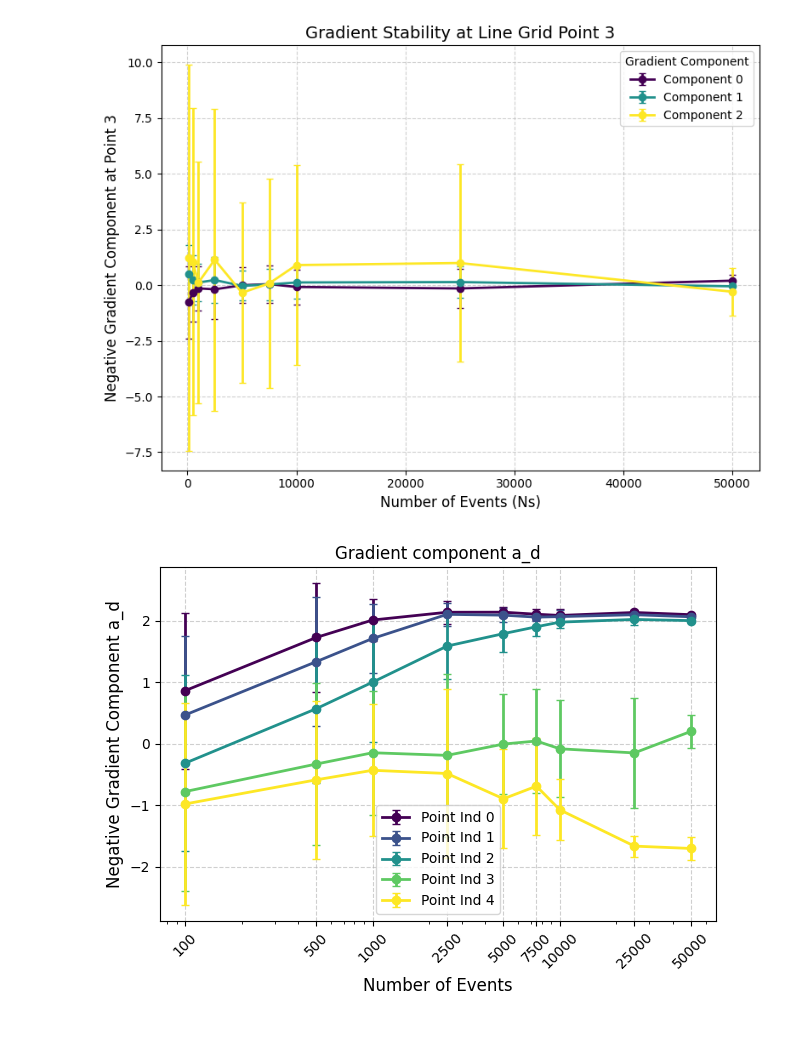
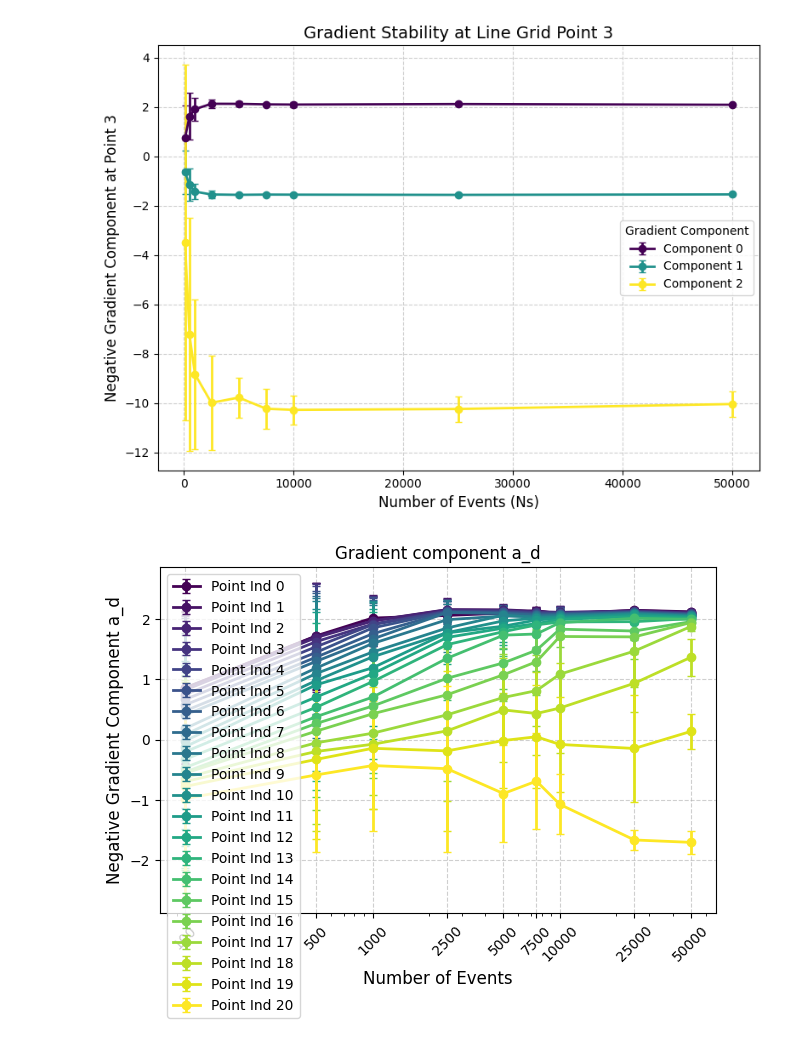
Before and after one commit to tonymenzo/RSA, a Jupyter notebook: src/gradient_stability_plot_errors.ipynb, the cells around one changed output. Drawn from its saved outputs; the diff is of its cells as text; code cells hidden in the pictures.

```diff
--- a/src/gradient_stability_plot_errors.ipynb
+++ b/src/gradient_stability_plot_errors.ipynb
@@ -12,7 +12,7 @@ import matplotlib.colors as mcolors
 # Combine multiple simulated data
 # Look at grad_stability/data_description.txt for description of data
 
-plt_nm = 3
+plt_nm = 5
 all_gradients_load = np.load(f'/pscratch/sd/l/ljpuslar/RSA/RSA/src/temp_results/grad_stability_errors/all_gradients{plt_nm}.npy',allow_pickle=True)
 all_loss_grid_load = np.load(f'/pscratch/sd/l/ljpuslar/RSA/RSA/src/temp_results/grad_stability_errors/all_loss_grid{plt_nm}.npy', allow_pickle=True)
 all_metrics_mu_load = np.load(f'/pscratch/sd/l/ljpuslar/RSA/RSA/src/temp_results/grad_stability_errors/all_mu_metrics{plt_nm}.npy', allow_pickle=True)
@@ -80,32 +80,32 @@ for grad in [0,1,2]:
 plt.figure(figsize=((8,5)))
 num_lines = np.shape(all_gradients)[1]
 colors = cm.viridis(np.linspace(0, 1, num_lines))
 # print(np.shape(all_loss_grid))
 for i in range(np.shape(all_loss_grid)[1]):
     # plt.plot(Ns, all_loss_grid[:,i], label=f'{i}',color=colors[i])
     plt.errorbar(Ns, -all_loss_grid[:, i],
         yerr=all_loss_grid_std[:, i],
         color=colors[i], label=f'Point Ind {i}', fmt='-o', capsize=3, linewidth=2)
 plt.legend()
 plt.grid(True, linestyle='--', alpha=0.6)
 plt.xscale('log')
 plt.xticks(np.array(Ns, dtype=float), labels=[str(val) for val in Ns], rotation=45)
 plt.xlabel('Number of Events', fontsize=12)
 plt.ylabel('Logloss', fontsize=12)
 plt.title('Loss value')
 plt.savefig(f'/pscratch/sd/l/ljpuslar/RSA/RSA/src/temp_results/grad_stability_errors/plots/{plt_nm}_loss.png', dpi=300)
 
 # Plot metrics value for all points on line grid
 plt.figure()
 colors = cm.viridis(np.linspace(0, 1, num_lines))
 for i in range(np.shape(all_metrics_Neff)[1]):
     # plt.plot(Ns, all_metrics_Neff[:,i], label=f'{i}', color=colors[i])
     plt.errorbar(Ns, -all_metrics_Neff[:, i],
         # yerr=all_metrics_Neff[:, i],
         color=colors[i], label=f'Point Ind {i}', fmt='-o', capsize=3, linewidth=2)
 plt.legend()
 plt.title('Neff metric value')
 plt.savefig(f'/pscratch/sd/l/ljpuslar/RSA/RSA/src/temp_results/grad_stability_errors/plots/{plt_nm}_Neff.png', dpi=300)
 # %% [output]
-[figure, old version]
+[figure, new version]
-[figure, old version]
+[figure, new version]
```
Also changed, not shown: parts of 5 cells of this notebook, 49 other files.
